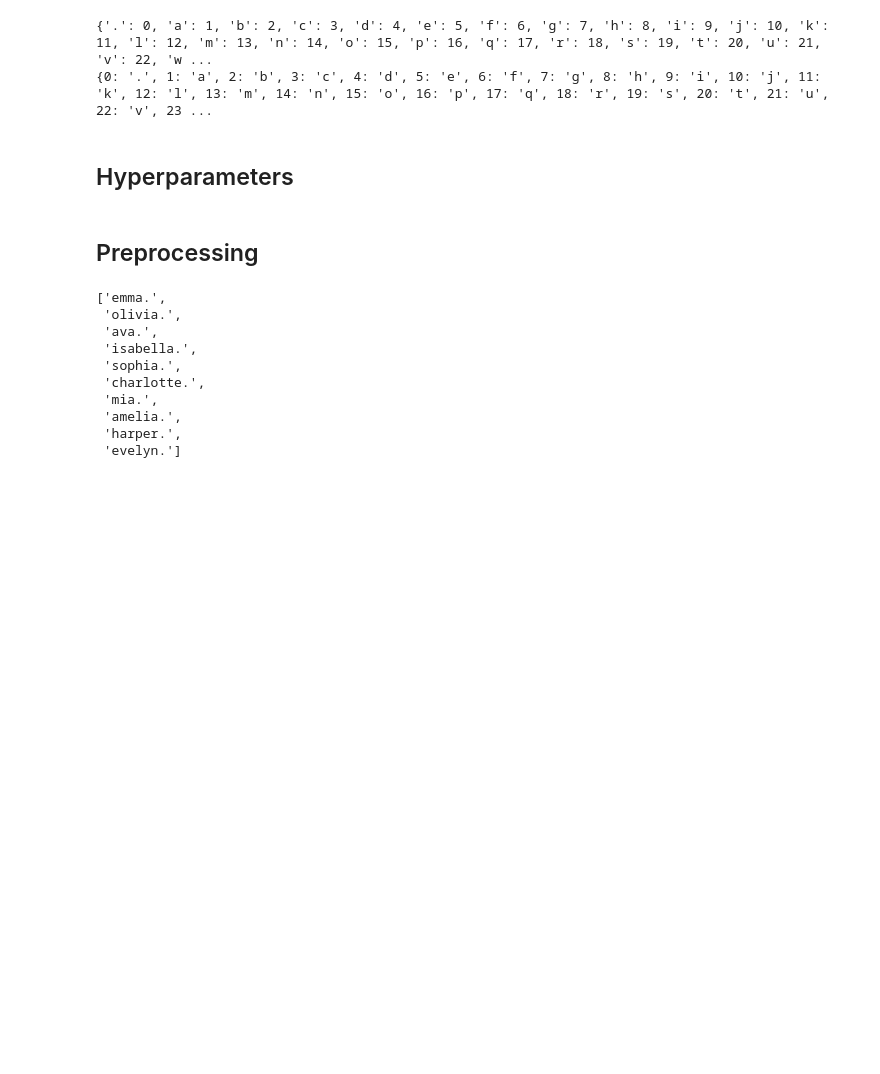
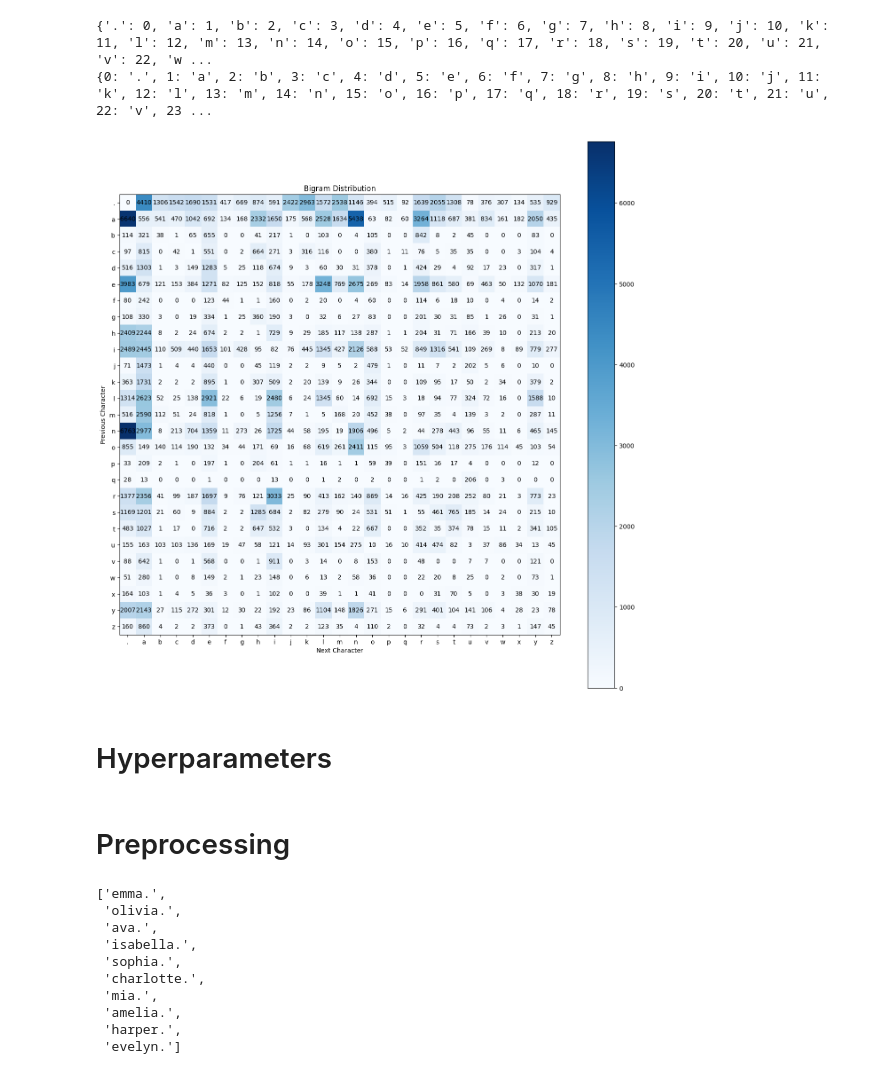
Before and after one commit to PathFinderKR/Neural-Networks, a Jupyter notebook: makemore.ipynb, the cells around one changed output. Drawn from its saved outputs; the diff is of its cells as text; code cells hidden in the pictures; blank space fills up the shorter version.

```diff
--- a/makemore.ipynb
+++ b/makemore.ipynb
@@ -108,8 +126,31 @@ print(idx2char)
 # %% [output]
 {'.': 0, 'a': 1, 'b': 2, 'c': 3, 'd': 4, 'e': 5, 'f': 6, 'g': 7, 'h': 8, 'i': 9, 'j': 10, 'k': 11, 'l': 12, 'm': 13, 'n': 14, 'o': 15, 'p': 16, 'q': 17, 'r': 18, 's': 19, 't': 20, 'u': 21, 'v': 22, 'w ...
 {0: '.', 1: 'a', 2: 'b', 3: 'c', 4: 'd', 5: 'e', 6: 'f', 7: 'g', 8: 'h', 9: 'i', 10: 'j', 11: 'k', 12: 'l', 13: 'm', 14: 'n', 15: 'o', 16: 'p', 17: 'q', 18: 'r', 19: 's', 20: 't', 21: 'u', 22: 'v', 23 ...
+# %%
+# bigram statistics
+bigram_count = torch.zeros(len(unique_chars), len(unique_chars), dtype=torch.int32)
+
+for name in names:
+    chars = ['.'] + list(name) + ['.']
+    for i in range(1, len(chars)):
+        bigram_count[char2idx[chars[i-1]], char2idx[chars[i]]] += 1
+
+plt.figure(figsize=(16, 16))
+plt.imshow(bigram_count, cmap='Blues', interpolation='nearest')
+for i in range(len(unique_chars)):
+    for j in range(len(unique_chars)):
+        plt.text(j, i, bigram_count[i, j].item(), ha='center', va='center', color='black')
+plt.xticks(range(len(unique_chars)), unique_chars)
+plt.yticks(range(len(unique_chars)), unique_chars)
+plt.xlabel('Next Character')
+plt.ylabel('Previous Character')
+plt.title('Bigram Distribution')
+plt.colorbar()
+plt.show()
+# %% [output]
+[figure, added]
 # %% [markdown]
-## Hyperparameters
+# Hyperparameters
 # %%
 # dataset parameters
 validation_split = 0.1
@@ -125,6 +166,6 @@ vocab_size = len(unique_chars)
 embedding_size = 64
 hidden_size = 128
 # %% [markdown]
-## Preprocessing
+# Preprocessing
 # %%
 # add special token to names
```
Also changed, not shown: parts of 19 cells of this notebook, 3 other files.
